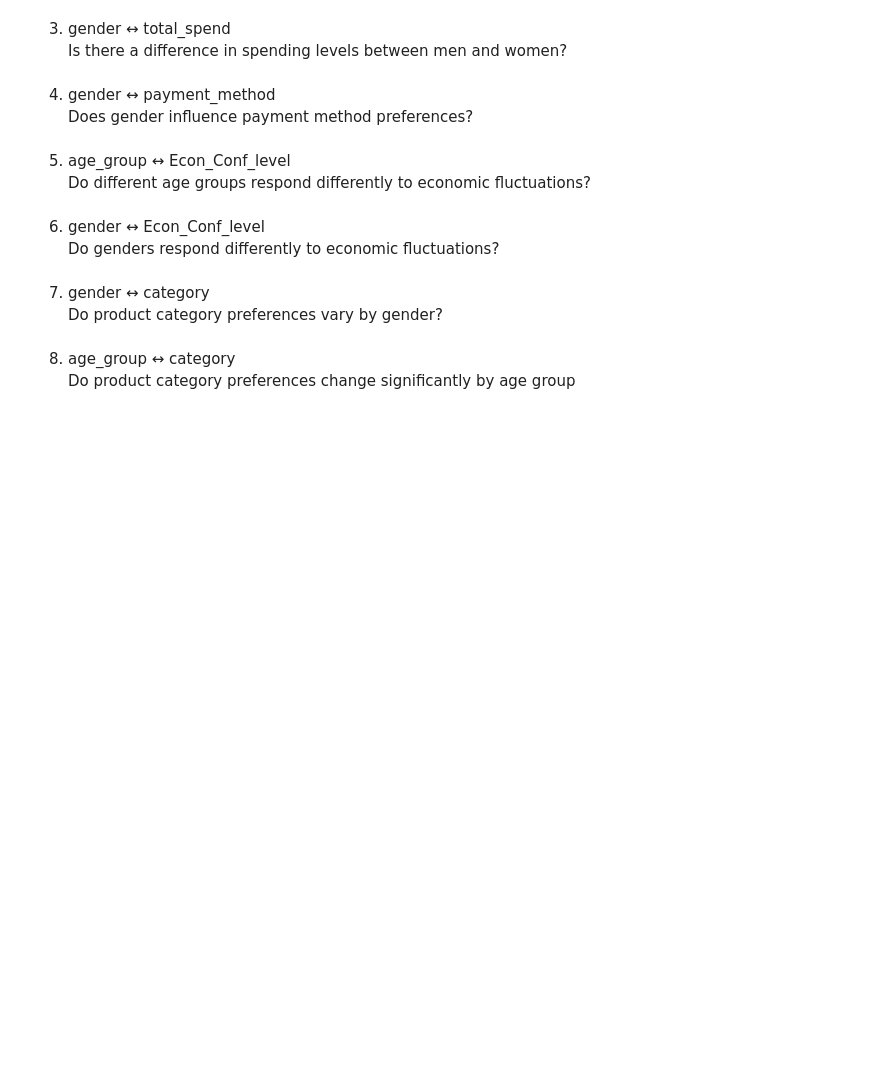
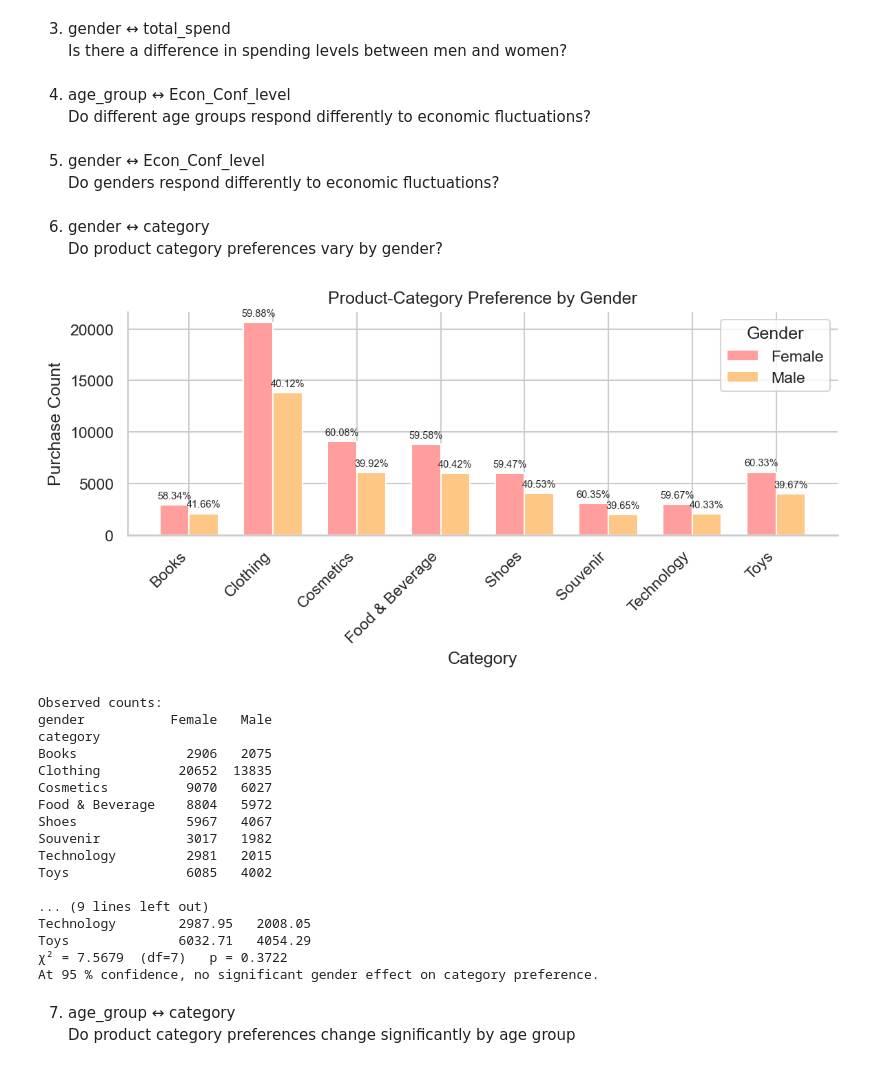
Before and after one commit to ebrarsudedogan/Mining-Retail-Behavior-in-Istanbul-Malls-Using-Consumer-Sentiment-Indices, a Jupyter notebook: data_analysis/dataset_customer_analysis.ipynb, the cells around one changed output. Cells and saved outputs as stored; diff of their text form; code cells hidden in the pictures; blank space fills up the shorter version.

Commit message:
Nominal x Nominal analysis completed

```diff
--- a/data_analysis/dataset_customer_analysis.ipynb
+++ b/data_analysis/dataset_customer_analysis.ipynb
@@ -9,18 +30,81 @@ Do younger or older customers shop more frequently?
 # %% [markdown]
 3. gender ↔ total_spend <br>
 Is there a difference in spending levels between men and women?
-# %% [markdown]
-4. gender ↔ payment_method <br>
-Does gender influence payment method preferences?
 # %% [markdown]
-5. age_group ↔ Econ_Conf_level <br>
+4. age_group ↔ Econ_Conf_level <br>
 Do different age groups respond differently to economic fluctuations?
 # %% [markdown]
-6. gender ↔ Econ_Conf_level <br>
+5. gender ↔ Econ_Conf_level <br>
 Do genders respond differently to economic fluctuations?
 # %% [markdown]
-7. gender ↔ category <br>
+6. gender ↔ category <br>
 Do product category preferences vary by gender?
+# %%
+# ╔══════════════════════════════════════════════════════════════╗
+# ║ ANALYSIS 6: Do product-category preferences vary by gender?  ║
+# ╚══════════════════════════════════════════════════════════════╝
+ct = pd.crosstab(df["category"], df["gender"])
+cats    = ct.index.tolist()
+genders = ["Female", "Male"]
+gender_colors = {"Female": color1, "Male": color2}
+x       = np.arange(len(cats))
+width   = 0.35
+
+fig, ax = plt.subplots(figsize=(8,4), dpi=150)
+for i, g in enumerate(genders):
+    counts = ct[g].values
+    barpos = x + (i-0.5)*width
+    ax.bar(barpos, counts, width=width,
+           color=gender_colors[g], label=g)
+    pct = (counts / ct.sum(axis=1).values) * 100
+    for j,(c,pcent) in enumerate(zip(counts,pct)):
+        ax.text(barpos[j], c+max(ct.values.max()*0.02,1),
+                f"{pcent:.2f}%", ha="center", va="bottom", fontsize=7)
+
+ax.set_xticks(x); ax.set_xticklabels(cats, rotation=45, ha="right")
+ax.set_ylabel("Purchase Count")
+ax.set_xlabel("Category")
+ax.set_title("Product-Category Preference by Gender")
+ax.legend(title="Gender")
+sns.despine()
+plt.tight_layout()
+plt.savefig("dataset_customer_analysis_figures/gender_category_6.png", dpi=150)
+plt.show()
+
+chi2,p,dof,exp = stats.chi2_contingency(ct)
+
+# Convert expected array to DataFrame with same labels
+expected_df = pd.DataFrame(exp, index=ct.index, columns=ct.columns)
+
+print("\nObserved counts:")
+print(ct)
+
+print("\nExpected counts under H0:")
+print(expected_df.round(2))   # round to 2 decimals
+
+print(f"χ² = {chi2:.4f}  (df={dof})   p = {p:.4f}")
+print("At 95 % confidence, category preference **differs** by gender."
+      if p<0.05 else
+      "At 95 % confidence, no significant gender effect on category preference.")
+# %% [output]
+[figure, added]
+Observed counts:
+gender           Female   Male
+category
+Books              2906   2075
+Clothing          20652  13835
+Cosmetics          9070   6027
+Food & Beverage    8804   5972
+Shoes              5967   4067
+Souvenir           3017   1982
+Technology         2981   2015
+Toys               6085   4002
+
+... (9 lines left out)
+Technology        2987.95   2008.05
+Toys              6032.71   4054.29
+χ² = 7.5679  (df=7)   p = 0.3722
+At 95 % confidence, no significant gender effect on category preference.
 # %% [markdown]
-8. age_group ↔ category <br>
+7. age_group ↔ category <br>
 Do product category preferences change significantly by age group
```
Also changed, not shown: parts of 2 cells of this notebook, 5 other files.
